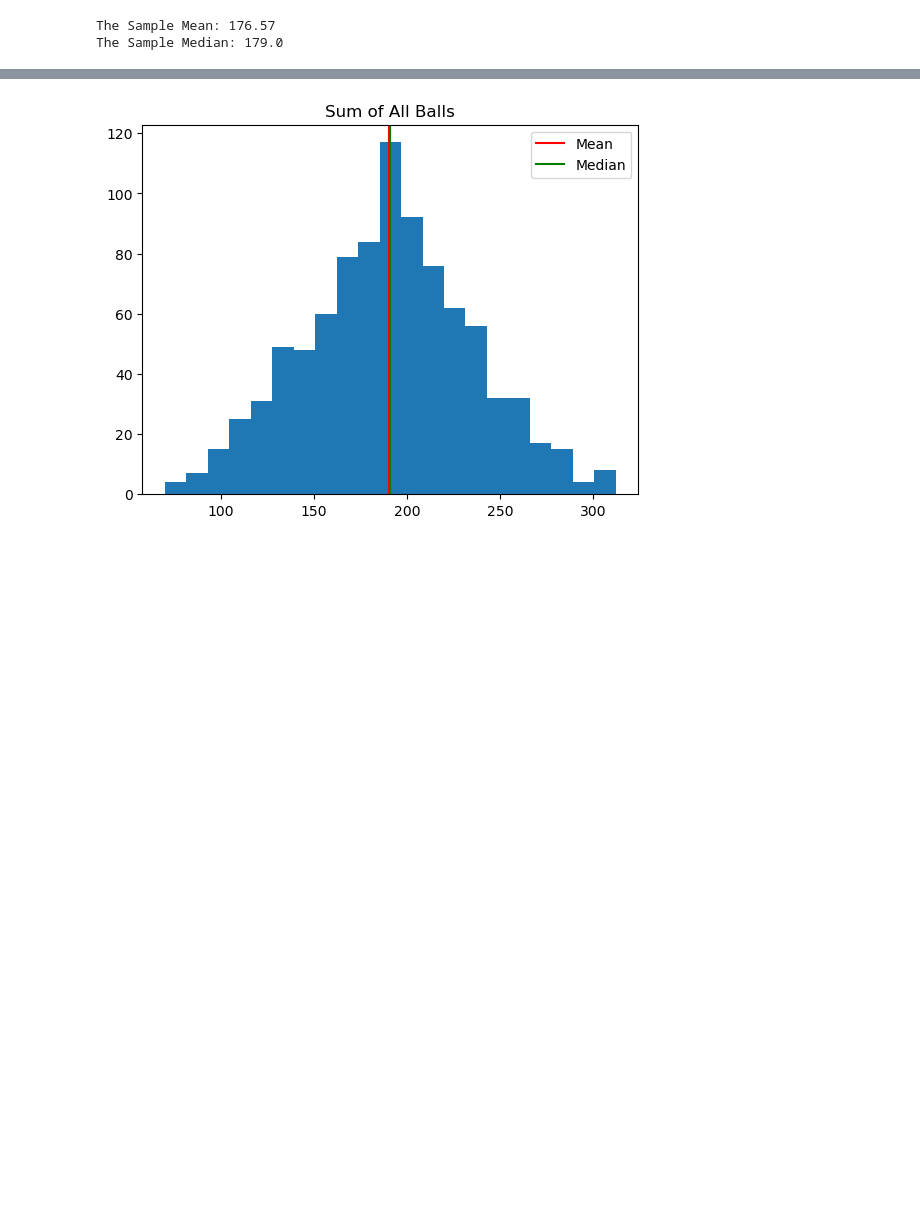
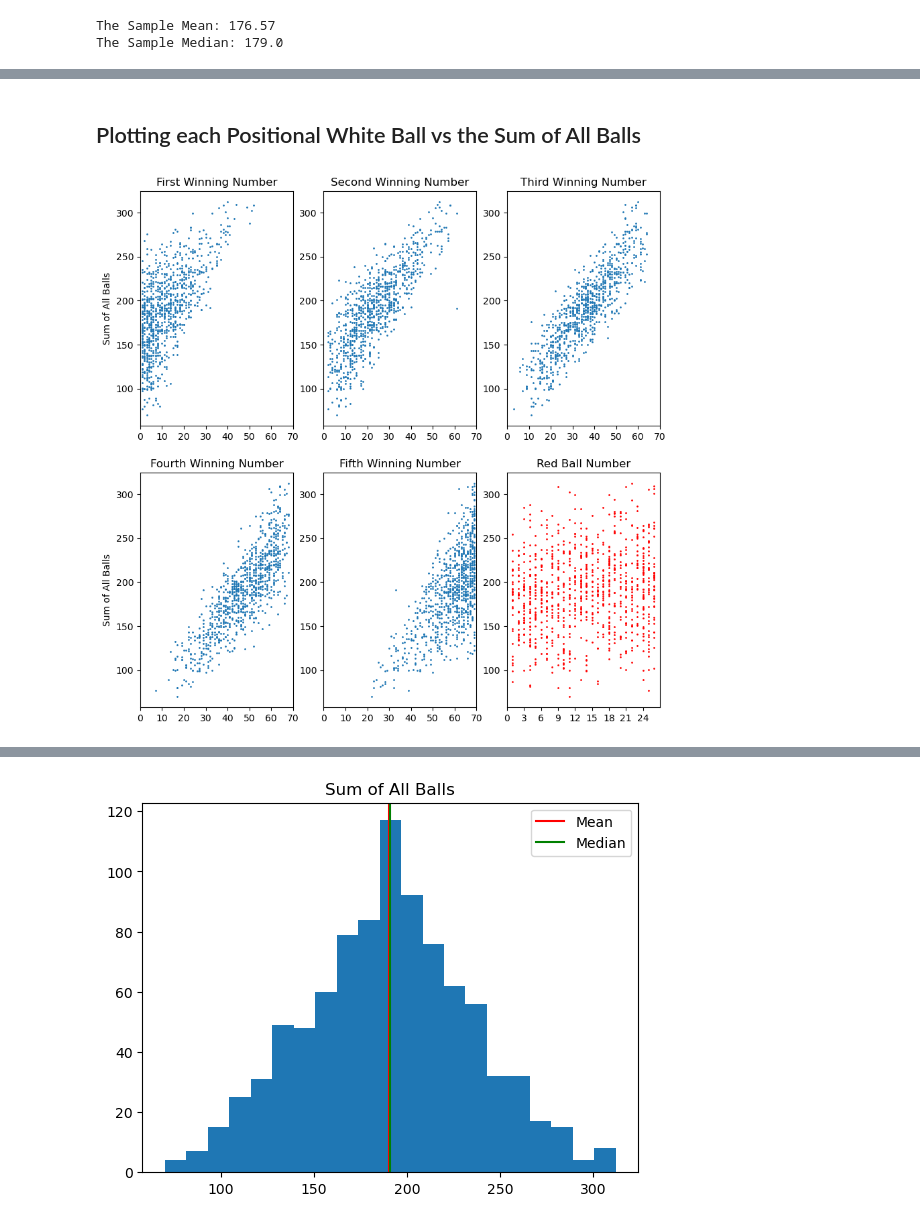
Before and after one commit to thejjserg/lottery-analysis, a Jupyter notebook: lottery-analysis.ipynb, the cells around one changed output, grey strips where cells are left out. Drawn from its saved outputs; the diff is of its cells as text; code cells hidden in the pictures; blank space fills up the shorter version.

Commit message:
Graphs for All Balls

```diff
--- a/lottery-analysis.ipynb
+++ b/lottery-analysis.ipynb
@@ -710,0 +550,63 @@ plt.close()
+# %% [markdown]
+## Plotting each Positional White Ball vs the Sum of All Balls
+# %%
+# Create a Figure to Showcase a Scatterplot of Each Winning Number to its Summation
+fig = plt.figure(figsize = (10, 10))
+
+# First Plot
+ax1 = fig.add_subplot(2, 3, 1)
+plt.scatter(lottery["First Winning Number"], lottery["Sum of All Balls"],
+           s = 1)
+plt.title("First Winning Number")
+plt.ylabel("Sum of All Balls")
+plt.xlim(0, 70)
+ax1.set_xticks(list(filter(lambda x: x % 10 == 0, range(71))))
+
+# Second Plot
+ax2 = fig.add_subplot(2, 3, 2)
+plt.scatter(lottery["Second Winning Number"], lottery["Sum of All Balls"],
+           s = 1)
+plt.title("Second Winning Number")
+plt.xlim(0, 70)
+ax2.set_xticks(list(filter(lambda x: x % 10 == 0, range(71))))
+
+# Third Plot
+ax3 = fig.add_subplot(2, 3, 3)
+plt.scatter(lottery["Third Winning Number"], lottery["Sum of All Balls"],
+           s = 1)
+plt.title("Third Winning Number")
+plt.xlim(0, 70)
+ax3.set_xticks(list(filter(lambda x: x % 10 == 0, range(71))))
+
+
+# Fourth Plot
+ax4 = fig.add_subplot(2, 3, 4)
+plt.scatter(lottery["Fourth Winning Number"], lottery["Sum of All Balls"],
+           s = 1)
+plt.title("Fourth Winning Number")
+plt.ylabel("Sum of All Balls")
+plt.xlim(0, 70)
+ax4.set_xticks(list(filter(lambda x: x % 10 == 0, range(71))))
+
+
+# Fifth Plot
+ax5 = fig.add_subplot(2, 3, 5)
+plt.scatter(lottery["Fifth Winning Number"], lottery["Sum of All Balls"],
+           s = 1)
+plt.title("Fifth Winning Number")
+plt.xlim(0, 70)
+ax5.set_xticks(list(filter(lambda x: x % 10 == 0, range(71))))
+
+# Sixth Plot
+ax6 = fig.add_subplot(2, 3, 6)
+plt.scatter(lottery["Red Ball Number"], lottery["Sum of All Balls"],
+           s = 1, color = "red")
+plt.title("Red Ball Number")
+plt.xlim(0, 27)
+ax6.set_xticks(list(filter(lambda x: x % 3 == 0, range(27))))
+
+
+plt.show()
+plt.close()
+# %% [output]
+[figure, added]
```
Also changed, not shown: parts of 33 cells of this notebook.
